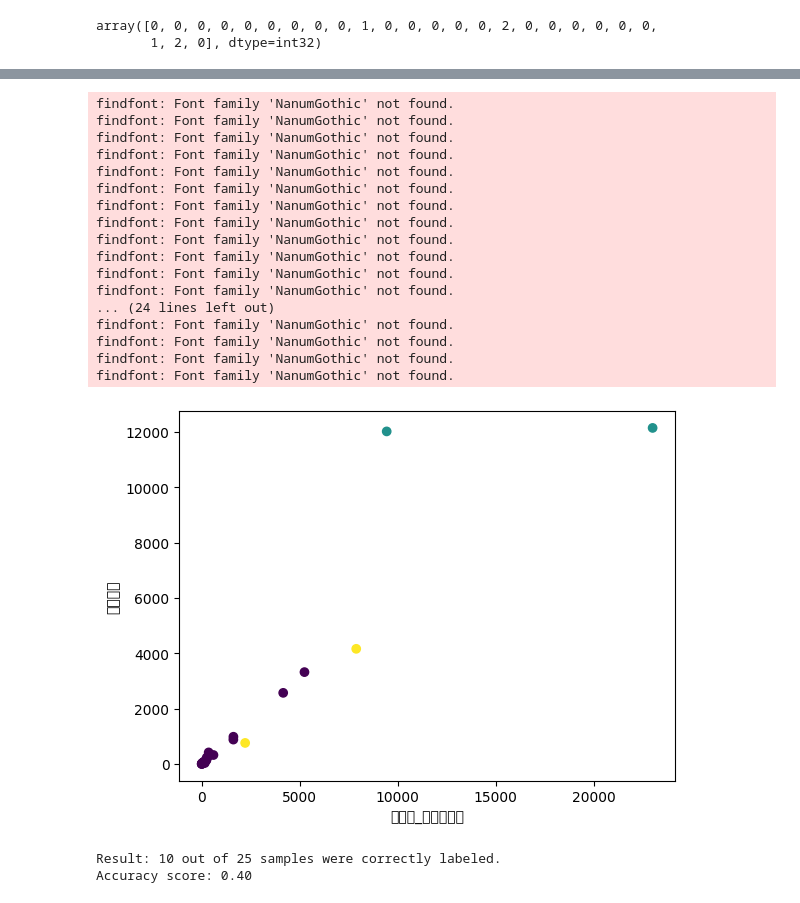
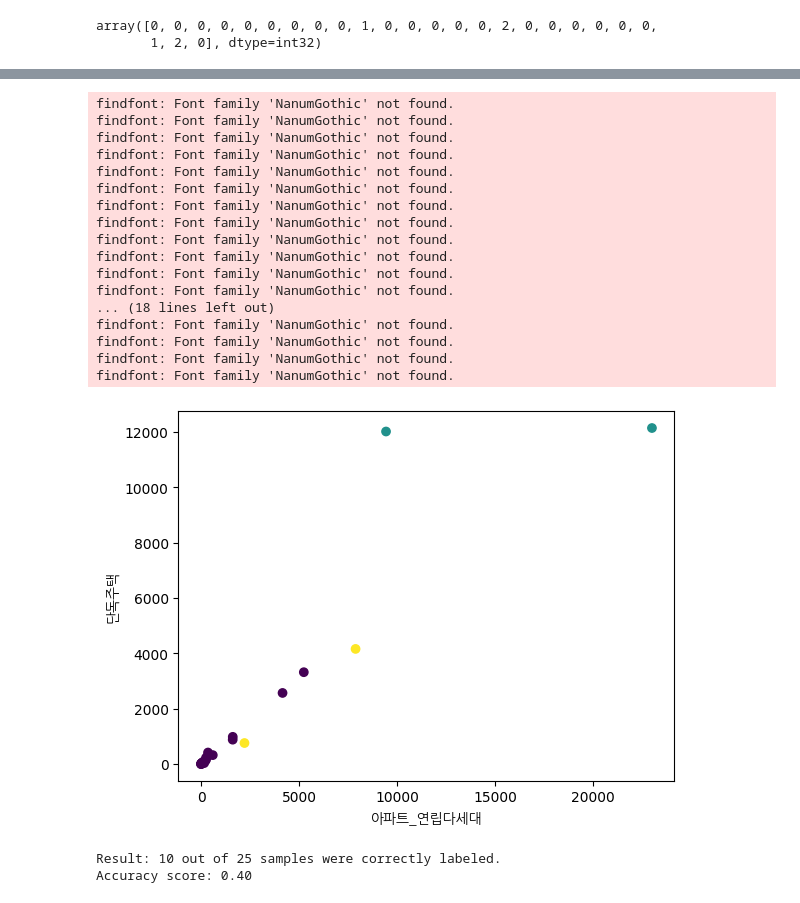
Before and after one commit to Konkuk-Univ-Glocal-Campus/ml202401-midterm-2wnsqo, a Jupyter notebook: clustering2.ipynb, the cells around one changed output, grey strips where cells are left out. Drawn from its saved outputs; the diff is of its cells as text; code cells hidden in the pictures.

```diff
--- a/clustering2.ipynb
+++ b/clustering2.ipynb
@@ -27,8 +34,11 @@ import seaborn as sns
 
 # csv파일 읽어보고 확인해보기
 # 한글 파일이므로 인코딩 방식 지정
-df = pd.read_csv("./경찰청_범죄 발생 장소별 통계_20221231.csv",encoding='cp949')
+df = pd.read_csv("./경찰청_범죄 발생 장소별 통계_20221231.csv",encoding='EUC-KR')
 df.head()
+
+# 데이터 출처
+# https://www.data.go.kr/data/3074463/fileData.do
 # %% [output]
 |  | 범죄대분류 | 범죄중분류 | 아파트_연립다세대 | 단독주택 | 고속도로 | 노상 | 백화점 | 슈퍼마켓 | 편의점 | 대형할인매장 | ... | ... |
 | 0 | 강력범죄 | 살인기수 | 114 | 60 | 0 | 28 | 0 | 0 | 1 | 0 | ... | ... |
@@ -38,15 +48,22 @@ df.head()
 | 4 | 강력범죄 | 유사강간 | 240 | 147 | 2 | 57 | 1 | 0 | 0 | 0 | ... | ... |
 5 rows × 36 columns
 # %%
-plt.rcParams['font.family'] = 'NanumGothic'
+import matplotlib.pyplot as plt
+import matplotlib.font_manager as fm
+import seaborn as sns
 
+# 나눔고딕 폰트 설정
+font_path = './NanumGothic.ttf'
+plt.rcParams['font.family'] = fm.FontProperties(fname=font_path).get_name()
+
+# 밤죄 대분류중 제일 많은 3가지를 선택하여 갯수들을 그래프화 한다
+# 범죄량이 아닌 범죄의 종류 갯수이다
 df = df[(df['범죄대분류'] == '강력범죄') | (df['범죄대분류'] == '폭력범죄') | (df['범죄대분류'] == '지능범죄')]
-#df = df[(df['popularity'] > 0)]
 top = df['범죄대분류'].value_counts()
 plt.figure(figsize=(10,7))
 sns.barplot(x=top.index,y=top.values)
-plt.xticks(rotation=45)
-plt.title('범죄대분류',color = 'blue')
+plt.xticks(rotation=45,fontproperties=fontprop) # 한글 폰트 지정을 위해 fontproperties=fontprop 를 추가한다
+plt.title('범죄대분류',color = 'blue',fontproperties=fontprop)
 # %% [output]
 Text(0.5, 1.0, '범죄대분류')
 findfont: Font family 'NanumGothic' not found.
@@ -133,12 +182,12 @@ findfont: Font family 'NanumGothic' not found.
 # %%
-# choose which columns you will use for your clustering exercise. Pick ones with similar ranges and encode the artist_top_genre column as numeric data:
+# 비슷한 그래프를 보여주는 5개를 선택한 후 학습을 준비한다
 
 from sklearn.preprocessing import LabelEncoder, StandardScaler
 le = LabelEncoder()
 
 # scaler = StandardScaler()
 
-X = df.loc[:, ('범죄대분류','아파트_연립다세대','단독주택','노상','편의점','학교')]
+X = df.loc[:, ('범죄대분류','아파트_연립다세대','단독주택','노상','편의점','피씨방')]
 
 y = df['범죄대분류']
 
@@ -213,29 +265,30 @@ findfont: Font family 'NanumGothic' not found.
 # %%
+# kMeans 알고리즘을 사용하여 아파트_연립다세대와 단독주택 변수에 대한 산점도를 그린다
 from sklearn.cluster import KMeans
 kmeans = KMeans(n_clusters = 3)
 kmeans.fit(X)
 labels = kmeans.predict(X)
 plt.scatter(df['아파트_연립다세대'],df['단독주택'],c = labels)
-plt.xlabel('아파트_연립다세대')
-plt.ylabel('단독주택')
+plt.xlabel('아파트_연립다세대',fontproperties=fontprop)
+plt.ylabel('단독주택',fontproperties=fontprop)
 plt.show()
 # %% [output]
 findfont: Font family 'NanumGothic' not found.
 findfont: Font family 'NanumGothic' not found.
 findfont: Font family 'NanumGothic' not found.
 findfont: Font family 'NanumGothic' not found.
 findfont: Font family 'NanumGothic' not found.
 findfont: Font family 'NanumGothic' not found.
 findfont: Font family 'NanumGothic' not found.
 findfont: Font family 'NanumGothic' not found.
 findfont: Font family 'NanumGothic' not found.
 findfont: Font family 'NanumGothic' not found.
 findfont: Font family 'NanumGothic' not found.
 findfont: Font family 'NanumGothic' not found.
-... (24 lines left out)
+... (18 lines left out)
 findfont: Font family 'NanumGothic' not found.
 findfont: Font family 'NanumGothic' not found.
 findfont: Font family 'NanumGothic' not found.
 findfont: Font family 'NanumGothic' not found.
-[figure, old version]
+[figure, new version]
 # %%
```
Also changed, not shown: parts of 14 cells of this notebook.
